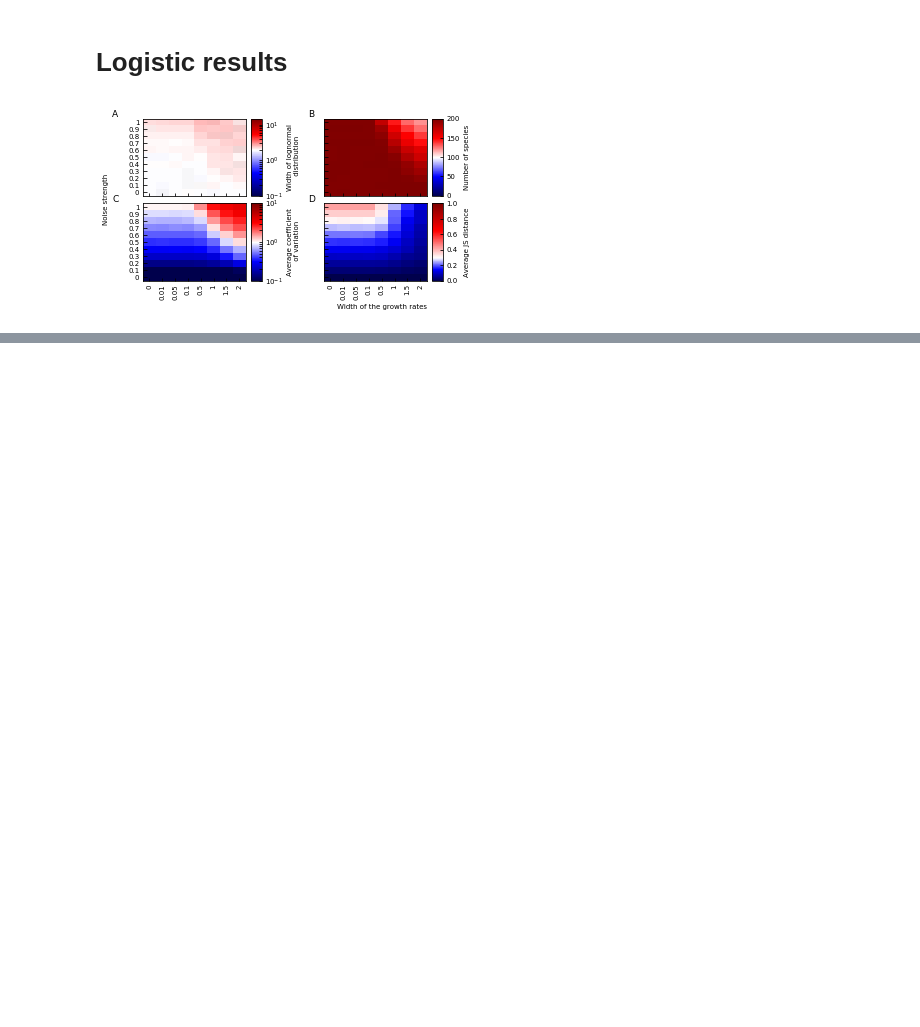
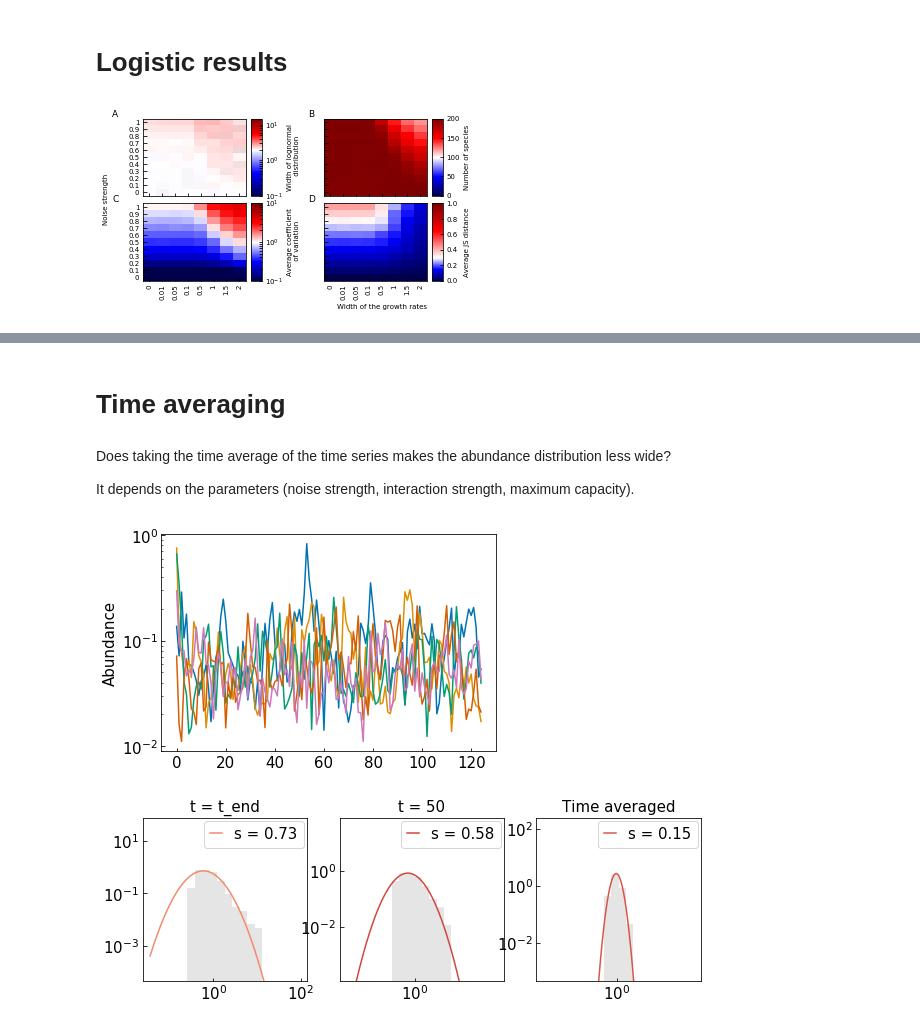
Before and after one commit to lanadescheemaeker/rank_abundance, a Jupyter notebook: Heavy tails with IBM and sgLV.ipynb, the cells around one changed output, grey strips where cells are left out. Cells and saved outputs as stored; diff of their text form; code cells hidden in the pictures; blank space fills up the shorter version.

```diff
--- a/Heavy tails with IBM and sgLV.ipynb
+++ b/Heavy tails with IBM and sgLV.ipynb
@@ -882,0 +941,45 @@ with warnings.catch_warnings():
+# %% [markdown]
+# Time averaging
+# %% [markdown]
+Does taking the time average of the time series makes the abundance distribution less wide?
+
+It depends on the parameters (noise strength, interaction strength, maximum capacity).
+# %%
+S = 50
+migration = 0.3
+int_strength = 0.8
+
+params = random_parameter_set(
+    S, connectance=0.3, minint=-int_strength, maxint=int_strength,
+    minmigration=migration, maxmigration=migration,
+    minextinction=0.5, maxextinction=0.5, growth_rate=1.5)
+
+params['maximum_capacity'] = 4.0
+params['initial_condition'] = np.random.uniform(0, 1, [S,1])
+params['noise_linear'] = 0.8
+
+ts = glv.Timeseries(params, T = 125, dt=0.005, tskip=199, model=MODEL.MAX)
+
+PlotTimeseries(ts.timeseries)
+
+fig = plt.figure(figsize=(10,3))
+
+ax = fig.add_subplot(131)
+ax.set_title('t = t_end')
+ht_params = fit_heavytail(ts.endpoint.values, func='lognorm')
+plot_heavytail(ts.endpoint.values, ht_params, func='lognorm', ax=ax)
+
+ax = fig.add_subplot(132)
+ax.set_title('t = 50')
+ht_params = fit_heavytail(ts.timeseries.values[50,1:], func='lognorm')
+plot_heavytail(ts.timeseries.values[50,1:], ht_params, func='lognorm', ax=ax)
+
+ax = fig.add_subplot(133)
+ax.set_title('Time averaged')
+ht_params = fit_heavytail(ts.timeseries.iloc[20:,1:].mean(axis=0).values, func='lognorm')
+plot_heavytail(ts.timeseries.iloc[20:,1:].mean(axis=0).values, ht_params, func='lognorm', ax=ax)
+
+plt.show()
+# %% [output]
+[figure, added]
+[figure, added]
```
Also changed, not shown: parts of 8 cells of this notebook, 2 other files.
